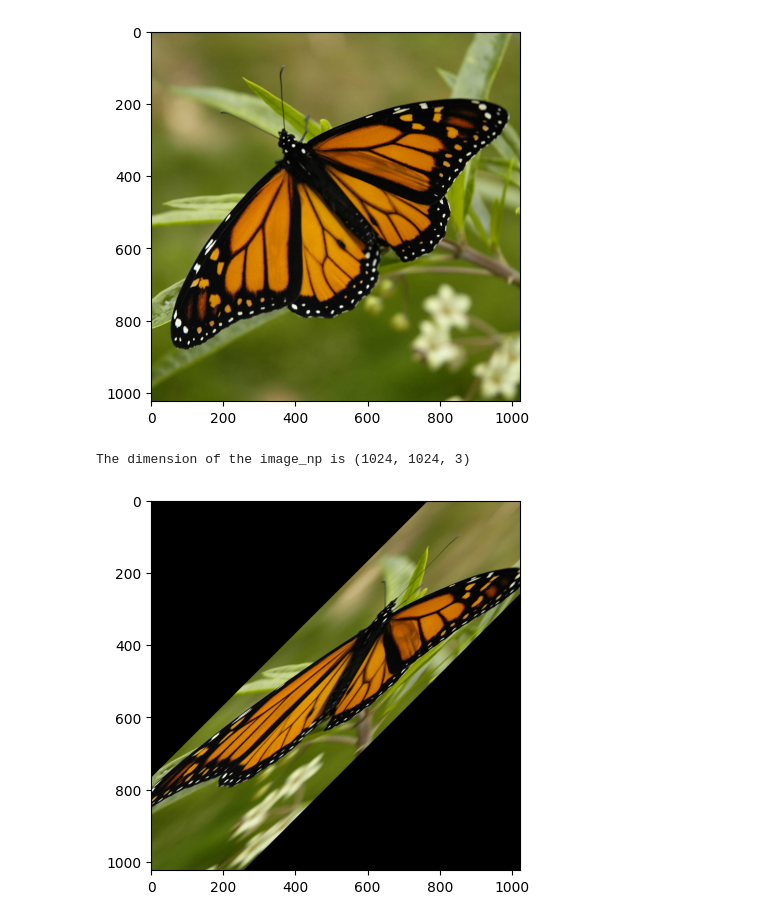
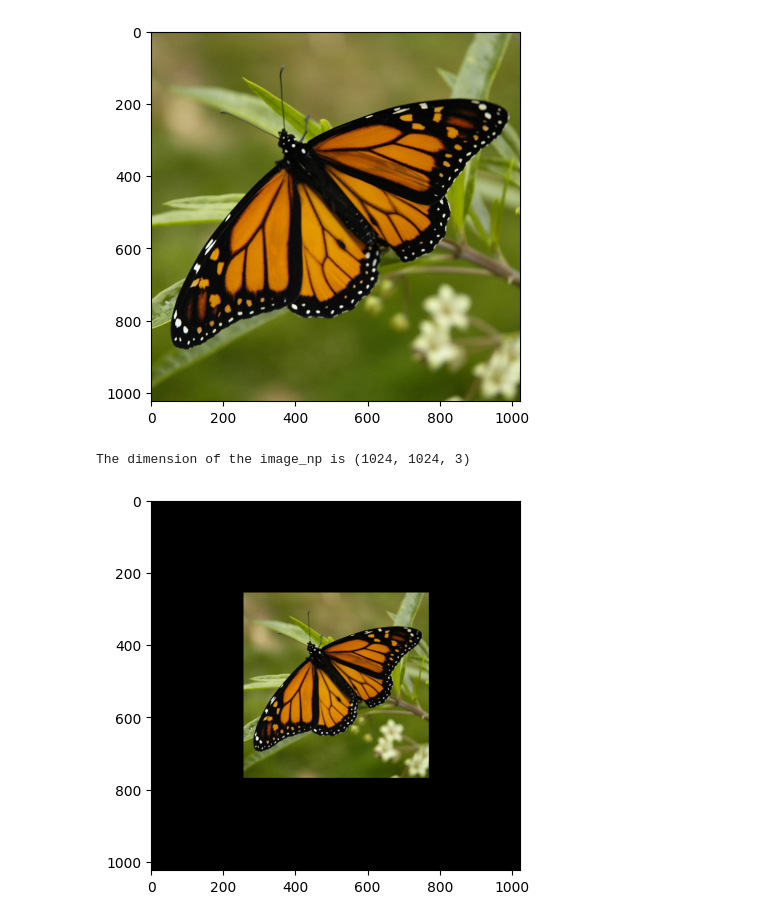
Before and after one commit to Aces22/LinearAlgB24, a Jupyter notebook: src/image_transform_pil.ipynb, the cells around one changed output. Drawn from its saved outputs; the diff is of its cells as text; code cells hidden in the pictures.

Commit message:
Created using Colab. Correct final code except maybe for image_4 (Q4)

```diff
--- a/src/image_transform_pil.ipynb
+++ b/src/image_transform_pil.ipynb
@@ -20,7 +20,7 @@ ls
 drive/  sample_data/
 # %%
 # Define the image file path
-image_path = "/LinAlgImage.jpeg"
+image_path = "/content/LinAlgImage.jpeg"
 # Load the image
 image = Image.open(image_path)
 plt.imshow(image)
@@ -65,18 +65,18 @@ def image_tranform(image_np, linear_transform):
 # %%
 # Convert the image as a numpy array
 image_np = np.array(image)
 print(f'The dimension of the image_np is {image_np.shape}')
 # Define the transformatin matrix
 mat = np.array([
-    [.5, 1],
-    [0, 1]
+    [0.5, 0],
+    [0, 0.5]
 ])
 # apply transform
 new_image_np = image_tranform(image_np, mat)
 # convert a numpy array to image
-new_image = Image.fromarray(new_image_np)
-plt.imshow(new_image)
+image1 = Image.fromarray(new_image_np)
+plt.imshow(image1)
 plt.show()
 # %% [output]
 The dimension of the image_np is (1024, 1024, 3)
-[figure, old version]
+[figure, new version]
```
Also changed, not shown: parts of 5 cells of this notebook.
